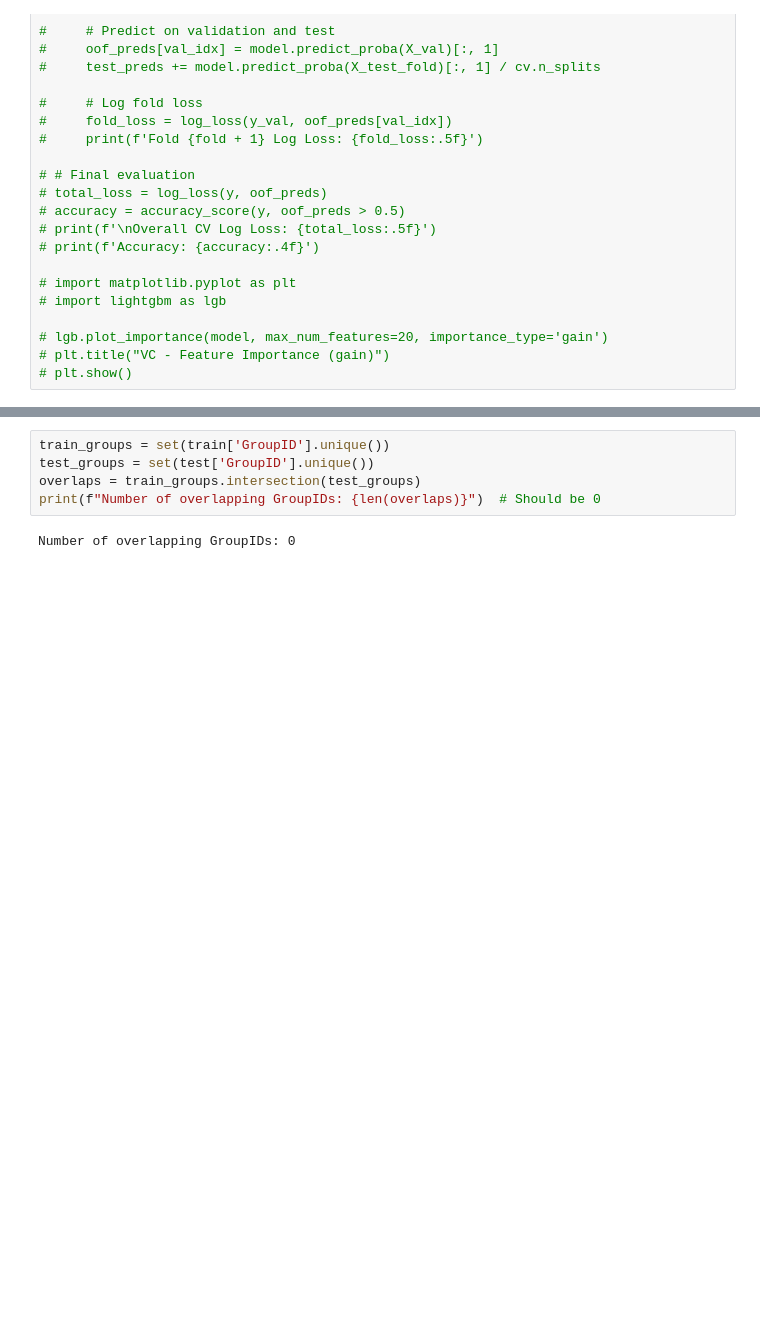
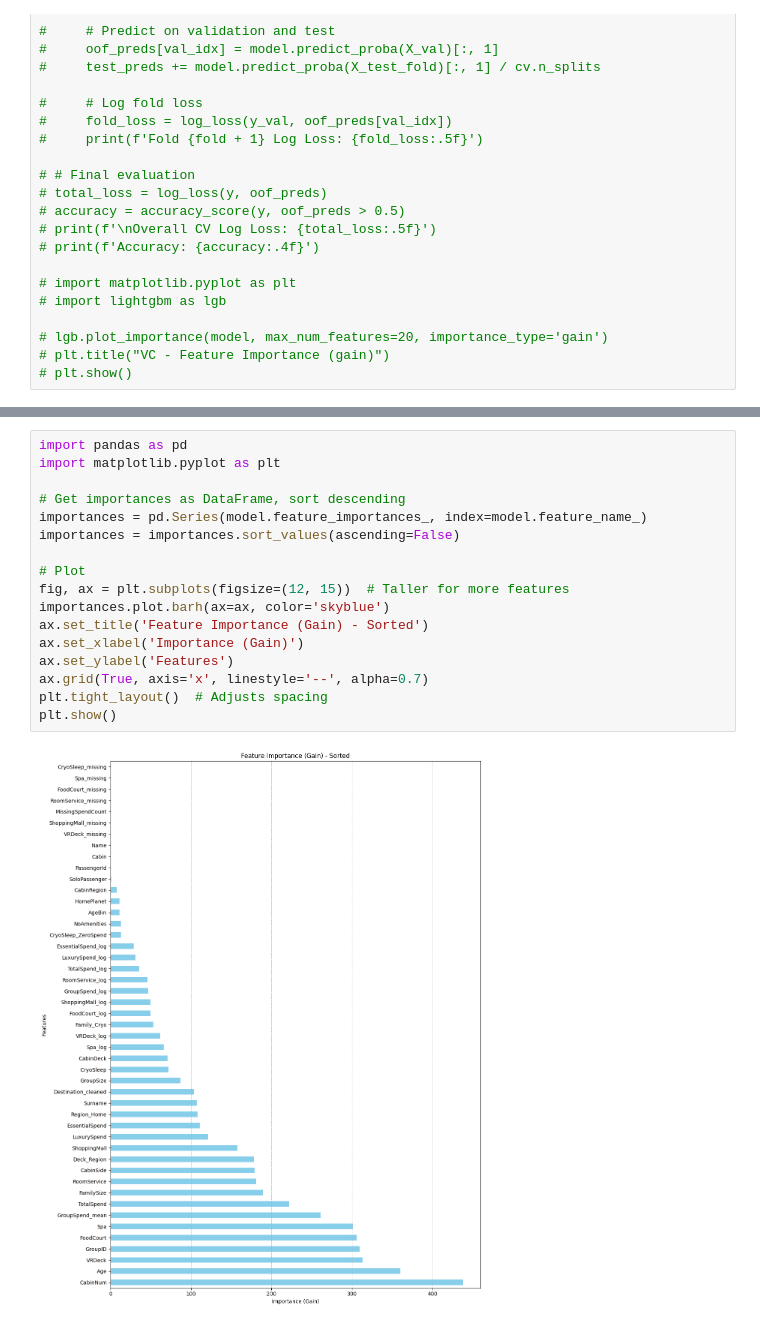
Before and after one commit to Drew-Woodz/kaggle_competitions, a Jupyter notebook: Spaceship_Titanic/notebooks/LGBMmodeling.ipynb, the cells around one changed output, grey strips where cells are left out. Cells and saved outputs as stored; diff of their text form; blank space fills up the shorter version.

```diff
--- a/Spaceship_Titanic/notebooks/LGBMmodeling.ipynb
+++ b/Spaceship_Titanic/notebooks/LGBMmodeling.ipynb
@@ -411,7 +431,19 @@ Accuracy: 0.8067
-# %%
-train_groups = set(train['GroupID'].unique())
-test_groups = set(test['GroupID'].unique())
-overlaps = train_groups.intersection(test_groups)
-print(f"Number of overlapping GroupIDs: {len(overlaps)}")  # Should be 0
-# %% [output]
-Number of overlapping GroupIDs: 0
+# %%
+import pandas as pd
+import matplotlib.pyplot as plt
+
+# Get importances as DataFrame, sort descending
+importances = pd.Series(model.feature_importances_, index=model.feature_name_)
+importances = importances.sort_values(ascending=False)
+
+# Plot
+fig, ax = plt.subplots(figsize=(12, 15))  # Taller for more features
+importances.plot.barh(ax=ax, color='skyblue')
+ax.set_title('Feature Importance (Gain) - Sorted')
+ax.set_xlabel('Importance (Gain)')
+ax.set_ylabel('Features')
+ax.grid(True, axis='x', linestyle='--', alpha=0.7)
+plt.tight_layout()  # Adjusts spacing
+plt.show()
+# %% [output]
+[figure, added]
```
Also changed, not shown: parts of 2 cells of this notebook, 5 other files.
